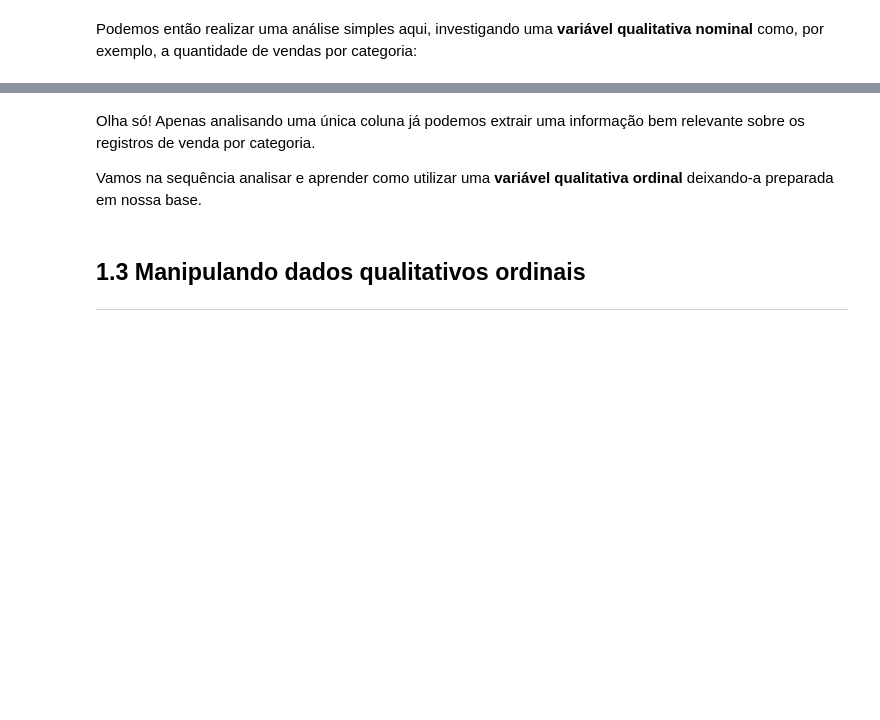
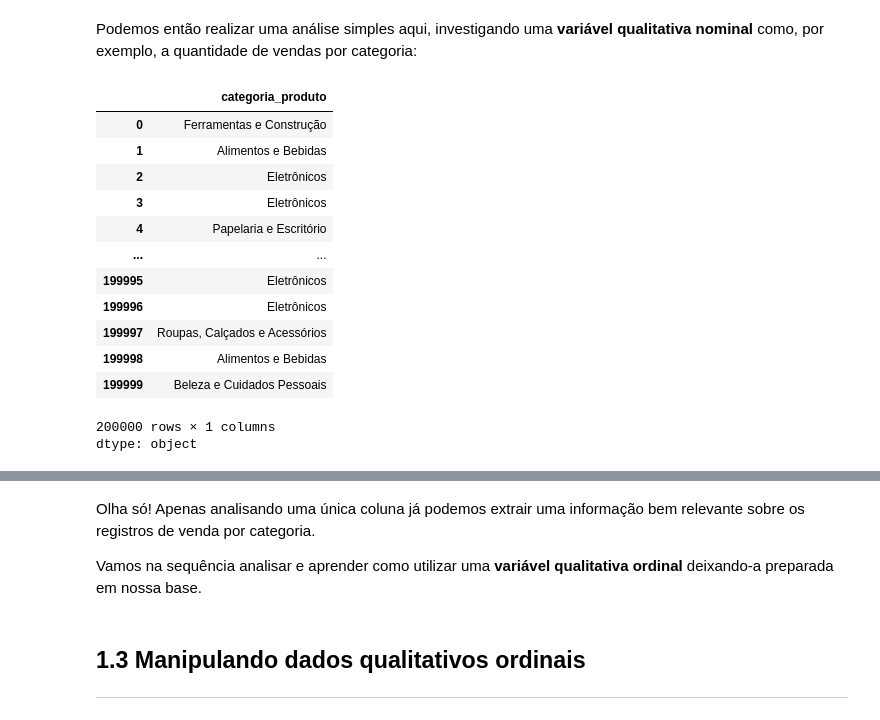
Before and after one commit to lggugs/python, a Jupyter notebook: python_frequencias_e_medidas.ipynb, the cells around one changed output, grey strips where cells are left out. Drawn from its saved outputs; the diff is of its cells as text; code cells hidden in the pictures; blank space fills up the shorter version.

```diff
--- a/python_frequencias_e_medidas.ipynb
+++ b/python_frequencias_e_medidas.ipynb
@@ -114,3 +123,20 @@ Ou seja, temos aqui dados categóricos (qualitativos) e numéricos (quantitativo
   - **Contínuas:** Qualquer valor em um intervalo (Ex.: Altura de pessoas).
 # %% [markdown]
 Podemos então realizar uma análise simples aqui, investigando uma **variável qualitativa nominal** como, por exemplo, a quantidade de vendas por categoria:
+# %%
+df['categoria_produto']
+# %% [output]
+|  | categoria_produto |
+| 0 | Ferramentas e Construção |
+| 1 | Alimentos e Bebidas |
+| 2 | Eletrônicos |
+| 3 | Eletrônicos |
+| 4 | Papelaria e Escritório |
+| ... | ... |
+| 199995 | Eletrônicos |
+| 199996 | Eletrônicos |
+| 199997 | Roupas, Calçados e Acessórios |
+| 199998 | Alimentos e Bebidas |
+| 199999 | Beleza e Cuidados Pessoais |
+200000 rows × 1 columns
+dtype: object
```
Also changed, not shown: parts of 9 cells of this notebook.
